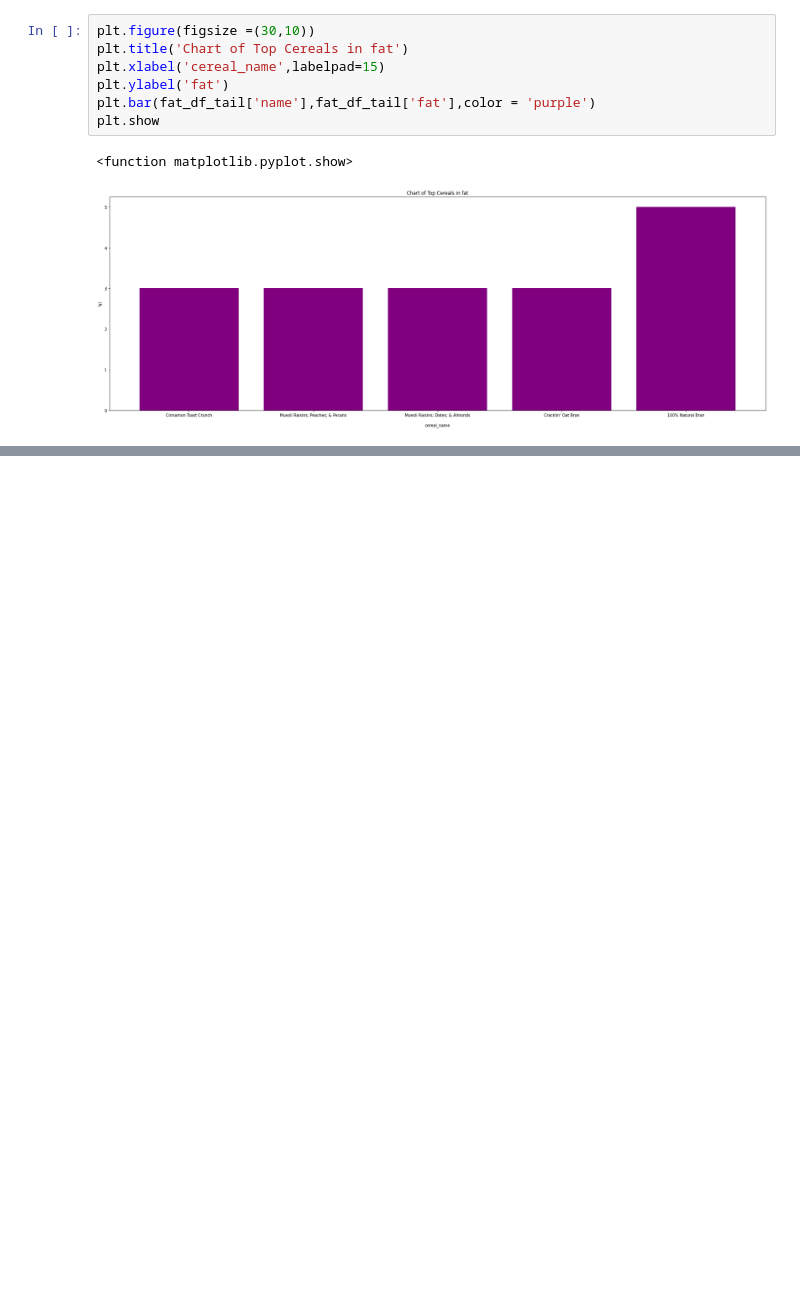
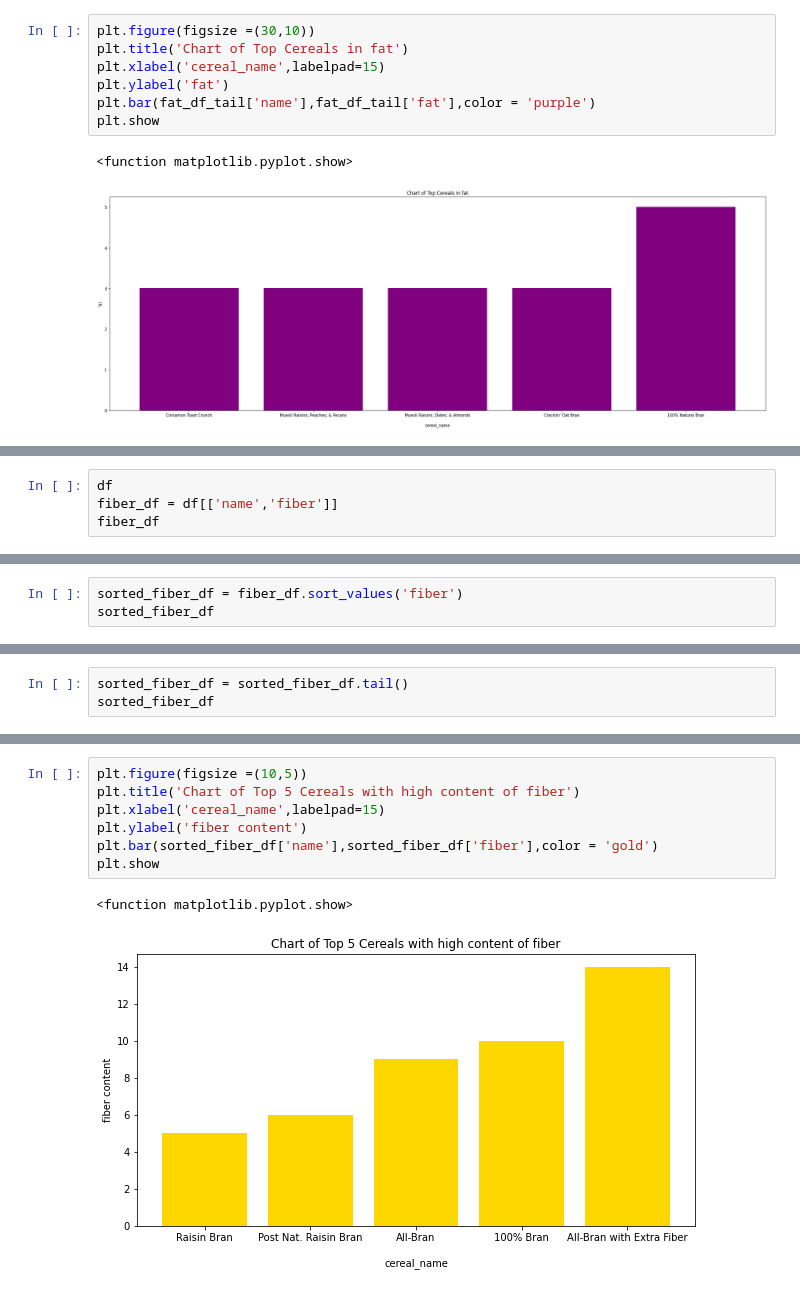
Before and after one commit to audubilly/data_science_project, a Jupyter notebook: DataScienceProject.ipynb, the cells around one changed output, grey strips where cells are left out. Saved outputs shown, nothing was run; the diff lists cells and outputs as text; blank space fills up the shorter version.

```diff
--- a/DataScienceProject.ipynb
+++ b/DataScienceProject.ipynb
@@ -229,0 +246,4 @@ plt.show
+# %%
+df
+fiber_df = df[['name','fiber']]
+fiber_df
@@ -229,0 +264,3 @@ plt.show
+# %%
+sorted_fiber_df = fiber_df.sort_values('fiber')
+sorted_fiber_df
@@ -229,0 +281,3 @@ plt.show
+# %%
+sorted_fiber_df = sorted_fiber_df.tail()
+sorted_fiber_df
@@ -229,0 +291,10 @@ plt.show
+# %%
+plt.figure(figsize =(10,5))
+plt.title('Chart of Top 5 Cereals with high content of fiber')
+plt.xlabel('cereal_name',labelpad=15)
+plt.ylabel('fiber content')
+plt.bar(sorted_fiber_df['name'],sorted_fiber_df['fiber'],color = 'gold')
+plt.show
+# %% [output]
+<function matplotlib.pyplot.show>
+[figure, added]
```
Also changed, not shown: parts of 14 cells of this notebook.
